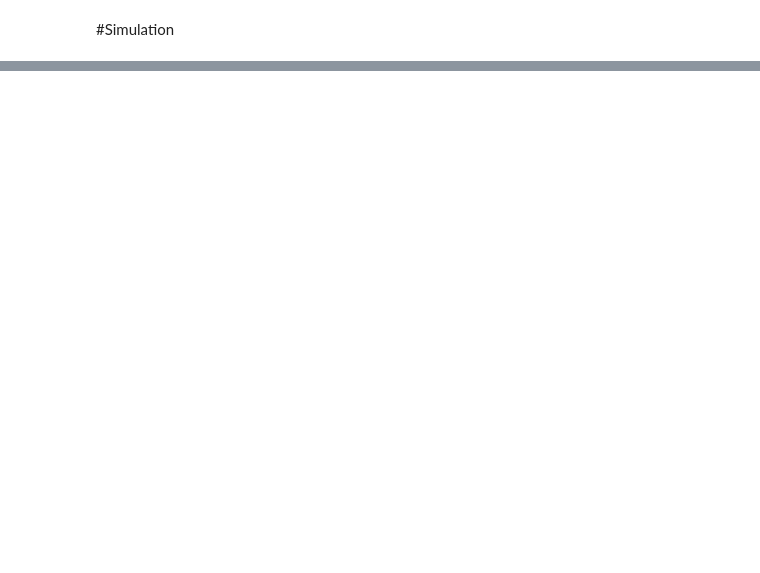
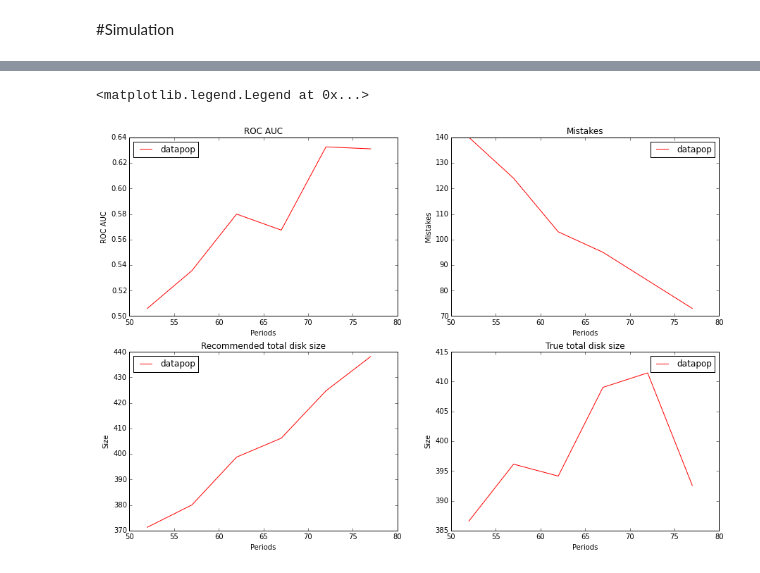
Before and after one commit to yandexdataschool/DataPopularity, a Jupyter notebook: howto/LHCb_RecommendationSystem.ipynb, the cells around one changed output, grey strips where cells are left out. Drawn from its saved outputs; the diff is of its cells as text; code cells hidden in the pictures; blank space fills up the shorter version.

```diff
--- a/howto/LHCb_RecommendationSystem.ipynb
+++ b/howto/LHCb_RecommendationSystem.ipynb
@@ -87,0 +100,2 @@ plt.plot(mistakes)
+# %%
+simulation_report = sim.simulation_report()
@@ -87,0 +127,34 @@ plt.plot(mistakes)
+# %%
+plt.figure(figsize=(15, 10))
+
+plt.subplot(2,2,1)
+dp = simulation_report
+plt.plot(dp.Periods, dp.ROC_AUC, label='datapop', c='r')
+plt.title('ROC AUC')
+plt.xlabel('Periods')
+plt.ylabel('ROC AUC')
+plt.legend(loc='best')
+
+plt.subplot(2,2,2)
+plt.plot(dp.Periods, dp.Mistakes, label='datapop', c='r')
+plt.title('Mistakes')
+plt.xlabel('Periods')
+plt.ylabel('Mistakes')
+plt.legend(loc='best')
+
+plt.subplot(2,2,3)
+plt.plot(dp.Periods, dp.Recommended_total_disk_size, label='datapop', c='r')
+plt.title('Recommended total disk size')
+plt.xlabel('Periods')
+plt.ylabel('Size')
+plt.legend(loc='best')
+
+plt.subplot(2,2,4)
+plt.plot(dp.Periods, dp.True_total_disk_size, label='datapop', c='r')
+plt.title('True total disk size')
+plt.xlabel('Periods')
+plt.ylabel('Size')
+plt.legend(loc='best')
+# %% [output]
+<matplotlib.legend.Legend at 0x...>
+[figure, added]
```
Also changed, not shown: parts of 24 cells of this notebook, 17 other files.
